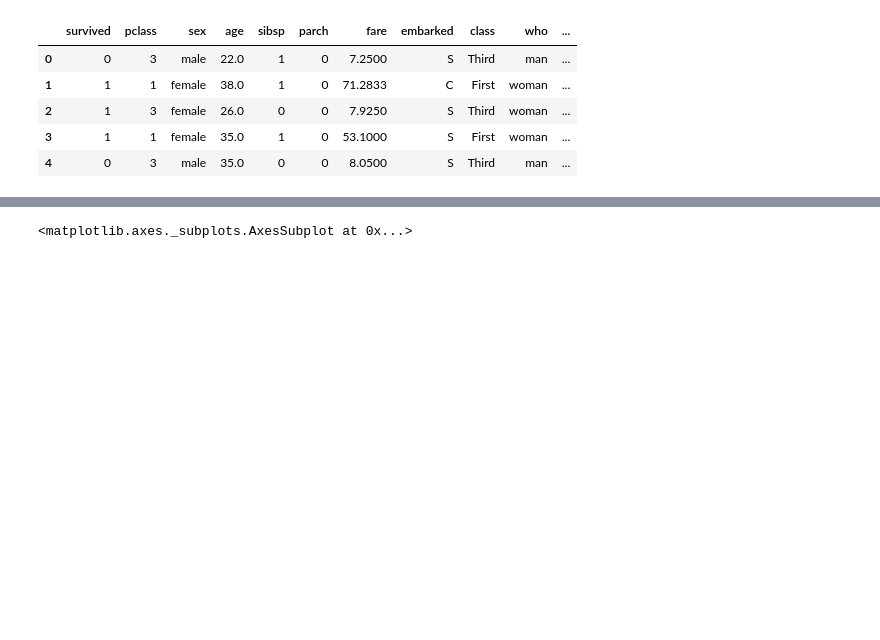
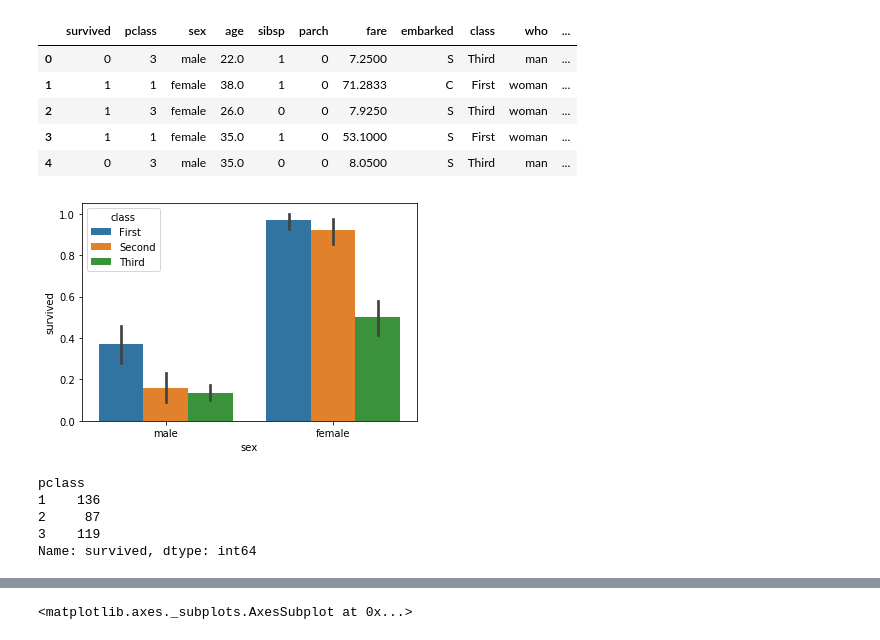
Before and after one commit to willhwh/DS_60Days, a Jupyter notebook: Day_021_HW.ipynb, the cells around one changed output, grey strips where cells are left out. Drawn from its saved outputs; the diff is of its cells as text; code cells hidden in the pictures; blank space fills up the shorter version.

```diff
--- a/Day_021_HW.ipynb
+++ b/Day_021_HW.ipynb
@@ -93,3 +93,18 @@ data.head()
 | 2 | 1 | 3 | female | 26.0 | 0 | 0 | 7.9250 | S | Third | woman | ... |
 | 3 | 1 | 1 | female | 35.0 | 1 | 0 | 53.1000 | S | First | woman | ... |
 | 4 | 0 | 3 | male | 35.0 | 0 | 0 | 8.0500 | S | Third | man | ... |
+# %%
+#sex vs pclassa
+sns.barplot(x = "sex", y = "survived", hue = "class", data = data)
+plt.show()
+# %% [output]
+[figure, added]
+# %%
+#各個艙等 存活人數
+data.groupby('pclass').survived.sum()
+# %% [output]
+pclass
+1    136
+2     87
+3    119
+Name: survived, dtype: int64
```
Also changed, not shown: parts of 9 cells of this notebook.
